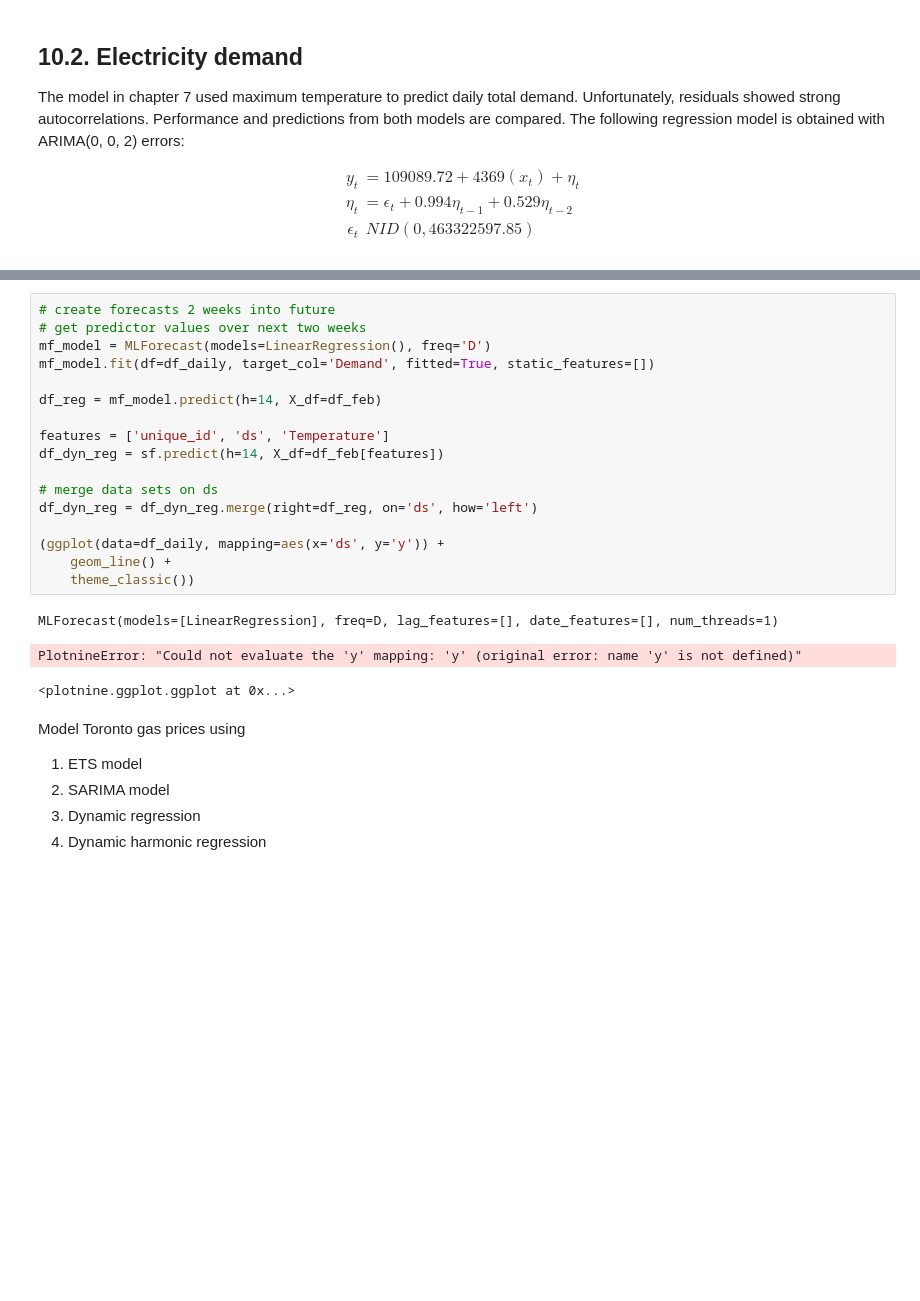
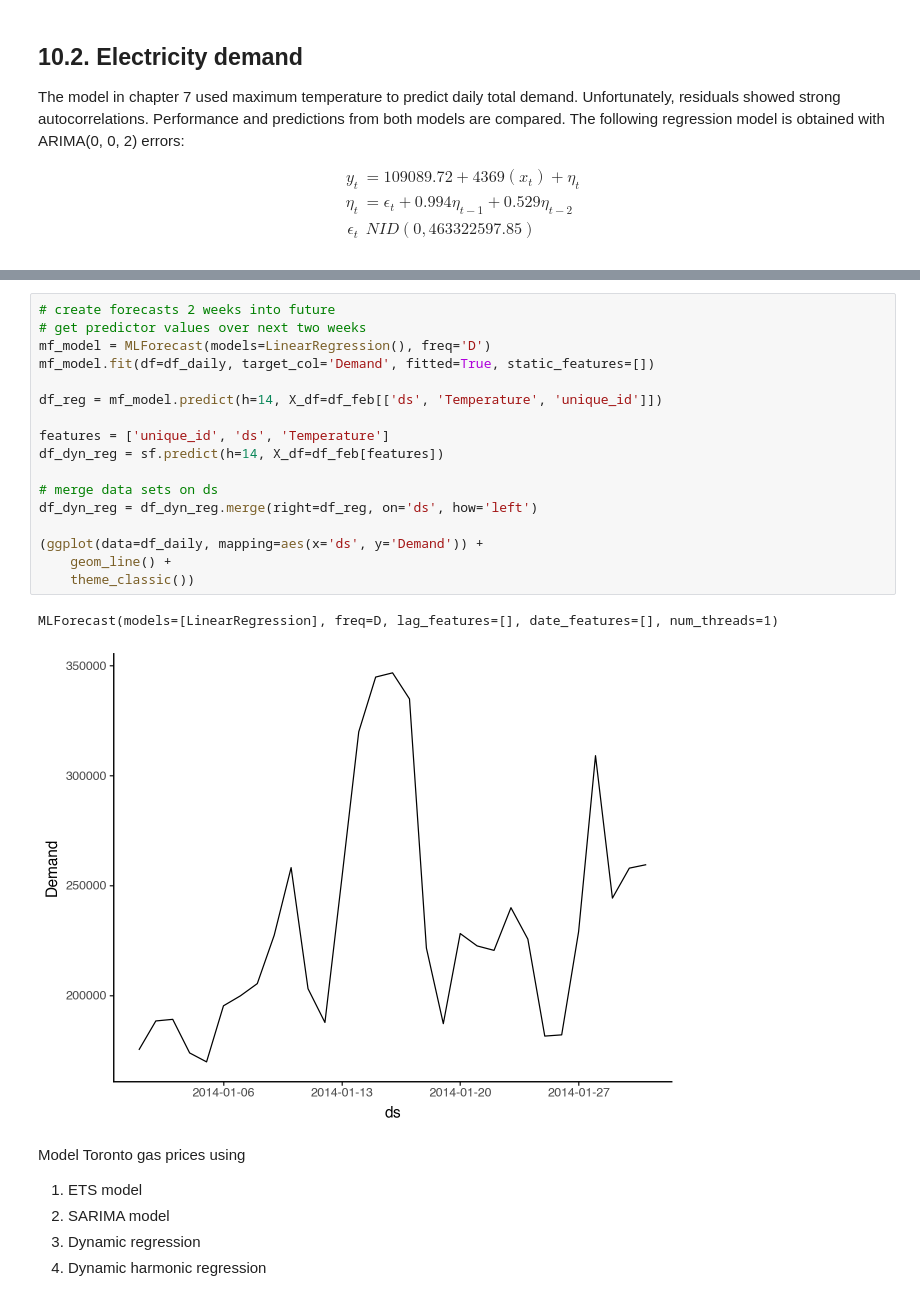
Before and after one commit to sebsciarra/gas_pump_prices, a Jupyter notebook: notebooks/chap10_dynamic_reg.ipynb, the cells around one changed output, grey strips where cells are left out. Saved outputs shown, nothing was run; the diff lists cells and outputs as text; blank space fills up the shorter version.

```diff
--- a/notebooks/chap10_dynamic_reg.ipynb
+++ b/notebooks/chap10_dynamic_reg.ipynb
@@ -469,24 +466,23 @@ df_daily.head()
 # %%
 # create forecasts 2 weeks into future
 # get predictor values over next two weeks
 mf_model = MLForecast(models=LinearRegression(), freq='D')
 mf_model.fit(df=df_daily, target_col='Demand', fitted=True, static_features=[])
 
-df_reg = mf_model.predict(h=14, X_df=df_feb)
+df_reg = mf_model.predict(h=14, X_df=df_feb[['ds', 'Temperature', 'unique_id']])
 
 features = ['unique_id', 'ds', 'Temperature']
 df_dyn_reg = sf.predict(h=14, X_df=df_feb[features])
 
 # merge data sets on ds
 df_dyn_reg = df_dyn_reg.merge(right=df_reg, on='ds', how='left')
 
-(ggplot(data=df_daily, mapping=aes(x='ds', y='y')) +
+(ggplot(data=df_daily, mapping=aes(x='ds', y='Demand')) +
     geom_line() +
     theme_classic())
 # %% [output]
 MLForecast(models=[LinearRegression], freq=D, lag_features=[], date_features=[], num_threads=1)
-PlotnineError: "Could not evaluate the 'y' mapping: 'y' (original error: name 'y' is not defined)"
-<plotnine.ggplot.ggplot at 0x...>
+[figure, added]
 # %% [markdown]
 Model Toronto gas prices using
 
```
Also changed, not shown: parts of 6 cells of this notebook.
